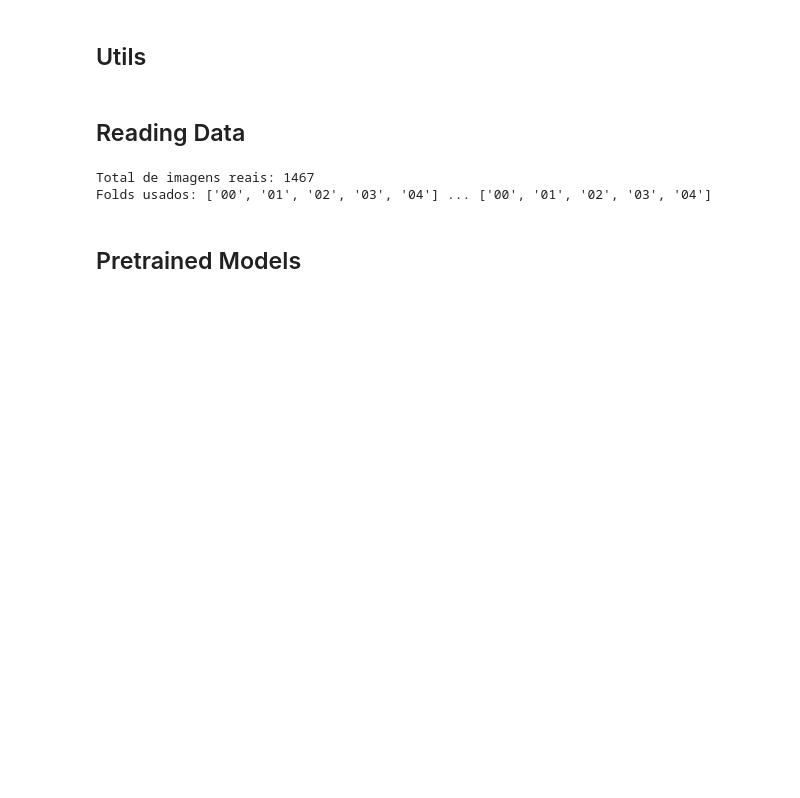
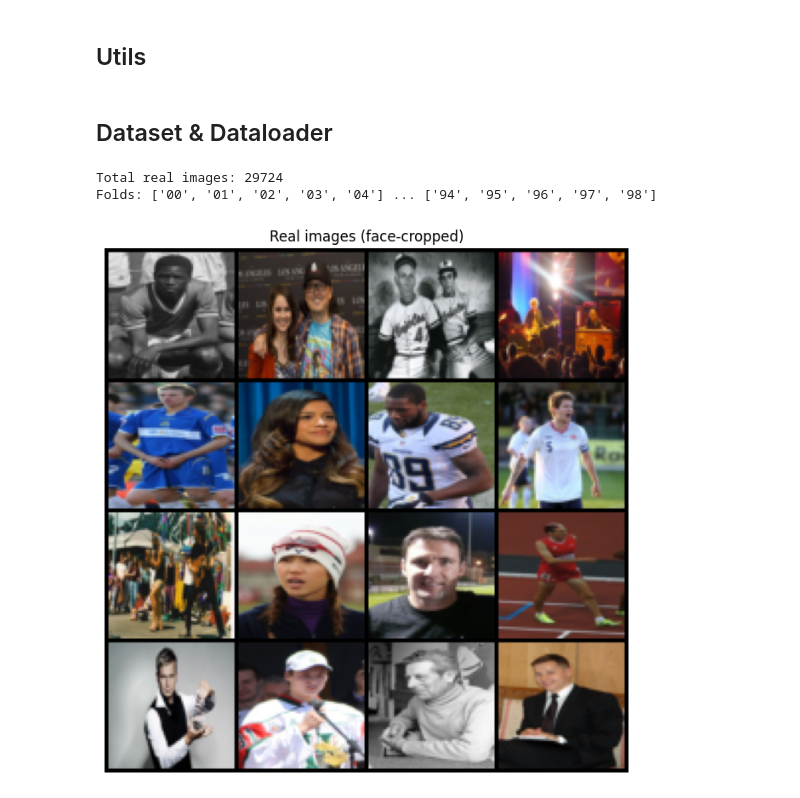
Before and after one commit to rafael-andre1/DeepFake-Image-Generation-And-Detection, a Jupyter notebook: GAN/g9_pretrained_gans.ipynb, the cells around one changed output. Drawn from its saved outputs; the diff is of its cells as text; code cells hidden in the pictures; blank space fills up the shorter version.

```diff
--- a/GAN/g9_pretrained_gans.ipynb
+++ b/GAN/g9_pretrained_gans.ipynb
@@ -165,31 +267,37 @@ def save_samples_jsonl(epoch, generator, noise, path, nrow=8):
-# %% [markdown]
-## Reading Data
+# %% [markdown]
+## Dataset & Dataloader
 # %%
 dataset = DeepFakeDataset(
     img_dir=REAL_DIR,
     label=1,
     transform=dcganFormat(IMAGE_SIZE),
     range_folds=[START_FOLD, END_FOLD],
     interval=INTERVAL,
     image_only=True,
 )
 
 dataloader = DataLoader(
     dataset,
     batch_size=BATCH_SIZE,
     shuffle=True,
     num_workers=NUM_WORKERS,
     pin_memory=PIN_MEMORY,
     drop_last=True,
 )
 
-print(f"Total de imagens reais: {len(dataset)}")
+print(f"Total real images: {len(dataset)}")
 try:
-    print("Folds usados:", dataset.fold_names[:5], "...", dataset.fold_names[-5:])
+    print("Folds:", dataset.fold_names[:5], "...", dataset.fold_names[-5:])
 except Exception:
-    print("Dataset carregado.")
+    print("Dataset loaded.")
+
+# Quick sanity check — visualise a real batch
+real_batch = next(iter(dataloader))
+grid = make_grid(denorm_to_01(real_batch[:16].cpu()), nrow=4, padding=2)
+plt.figure(figsize=(8, 8)); plt.imshow(grid.permute(1, 2, 0))
+plt.axis("off"); plt.title("Real images (face-cropped)"); plt.show()
+save_image(grid, os.path.join(SAMPLES_DIR, "real_facecrop_grid.png"))
 # %% [output]
-Total de imagens reais: 1467
-Folds usados: ['00', '01', '02', '03', '04'] ... ['00', '01', '02', '03', '04']
+Total real images: 29724
+Folds: ['00', '01', '02', '03', '04'] ... ['94', '95', '96', '97', '98']
+[figure, added]
-# %% [markdown]
-## Pretrained Models
```
Also changed, not shown: parts of 19 cells of this notebook, 6 other files.
